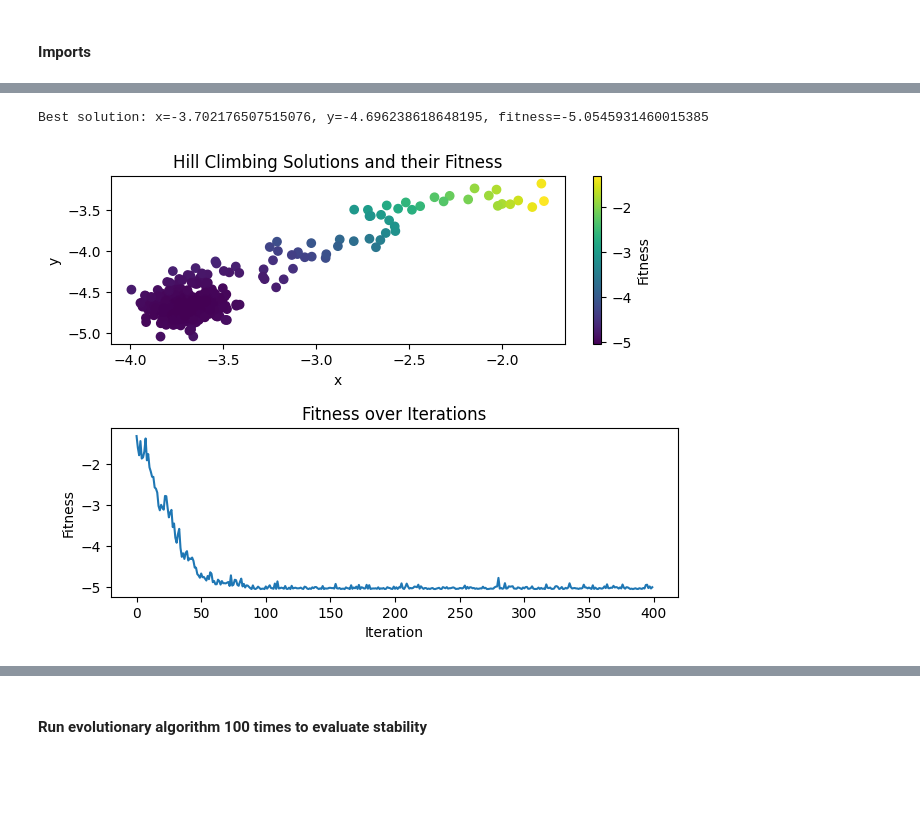
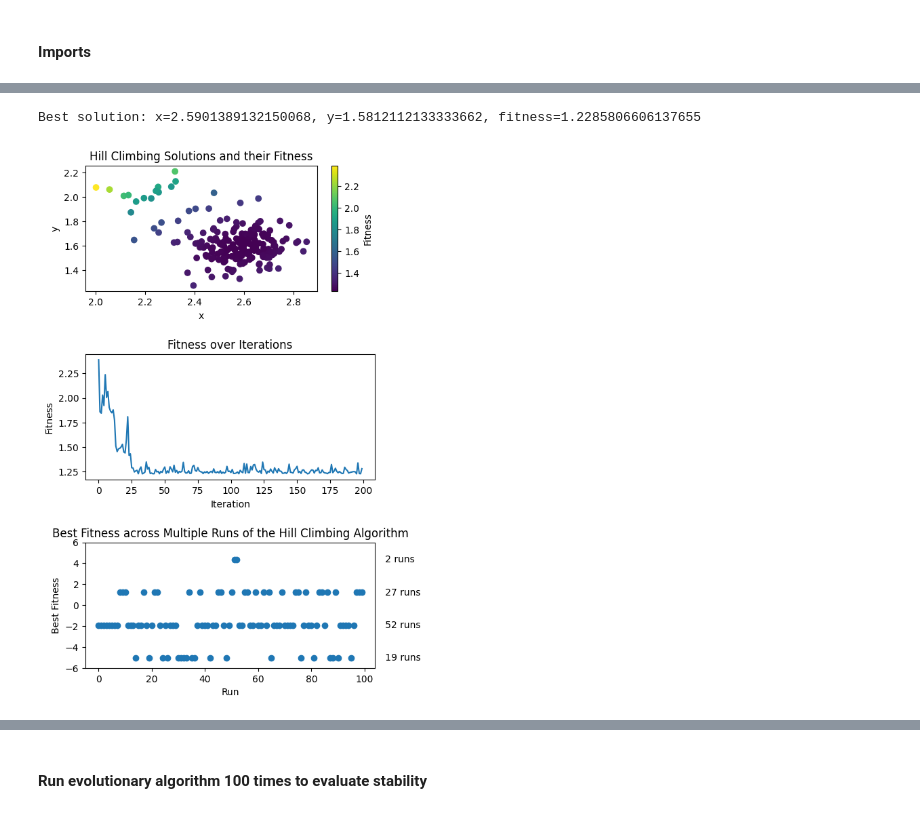
Before and after one commit to NullString1/COMP2002, a Jupyter notebook: optimisation.ipynb, the cells around one changed output, grey strips where cells are left out. Cells and saved outputs as stored; diff of their text form; code cells hidden in the pictures; blank space fills up the shorter version.

```diff
--- a/optimisation.ipynb
+++ b/optimisation.ipynb
@@ -49,24 +68,45 @@ def hillclimb(x: float, y: float, fitness_func: callable, iterations: int) -> tu
 # %%
+# Run hill climbing with a random initial solution
 init_x, init_y = np.random.uniform(-5, 5, 2)
-best_x, best_y, best_fitness, solutions = hillclimb(init_x, init_y, problem, 400)
+best_x, best_y, best_fitness, solutions = hillclimb(init_x, init_y, problem, 200)
 print(f"Best solution: x={best_x}, y={best_y}, fitness={best_fitness}")
 # %% [output]
-Best solution: x=-3.702176507515076, y=-4.696238618648195, fitness=-5.0545931460015385
+Best solution: x=2.5901389132150068, y=1.5812112133333662, fitness=1.2285806606137655
+# %%
+# Run hill climbing multiple times to see the distribution of fitnesses
+fitnesses = []
+for i in range(100):
+    init_x, init_y = np.random.uniform(-5, 5, 2)
+    best_x, best_y, best_fitness, solutions = hillclimb(init_x, init_y, problem, 200)
+    fitnesses.append((i, best_fitness))
+
+unique_fitnesses, counts = np.unique([np.round(f[1],2) for f in fitnesses], return_counts=True)
 # %%
-fig, axs = plt.subplots(2) # Plot iteration to fitness
+# Visualize the solutions and their fitnesses
+fig, axs = plt.subplots(3)
+fig.set_size_inches(5,8)
 plt.tight_layout()
 plt.subplots_adjust(hspace=0.5)
-axs[0].scatter(solutions[:, 0], solutions[:, 1], c=solutions[:, 2], cmap='viridis')
-fig.colorbar(axs[0].collections[0], label='Fitness')
-axs[0].set_xlabel('x')
-axs[0].set_ylabel('y')
-axs[0].set_title('Hill Climbing Solutions and their Fitness')
+axs[0].scatter(solutions[:, 0], solutions[:, 1], c=solutions[:, 2], cmap="viridis")
+fig.colorbar(axs[0].collections[0], label="Fitness")
+axs[0].set_xlabel("x")
+axs[0].set_ylabel("y")
+axs[0].set_title("Hill Climbing Solutions and their Fitness")
+
 axs[1].plot(solutions[:, 2])
-axs[1].set_xlabel('Iteration')
-axs[1].set_ylabel('Fitness')
-axs[1].set_title('Fitness over Iterations')
+axs[1].set_xlabel("Iteration")
+axs[1].set_ylabel("Fitness")
+axs[1].set_title("Fitness over Iterations")
+
+axs[2].set_xlabel("Run")
+axs[2].set_ylabel("Best Fitness")
+axs[2].set_title("Best Fitness across Multiple Runs of the Hill Climbing Algorithm")
+axs[2].scatter([x[0] for x in fitnesses], [x[1] for x in fitnesses])
+for f, count in zip(unique_fitnesses, counts):
+    axs[2].text(101, f, f"      {count} runs", va="center")
+axs[2].set_ylim(-6, 6)
 plt.show()
 # %% [output]
-[figure, old version]
+[figure, new version]
 # %% [markdown]
 #### Define evolutionary algorithm
```
Also changed, not shown: parts of 10 cells of this notebook, 1 other file.
